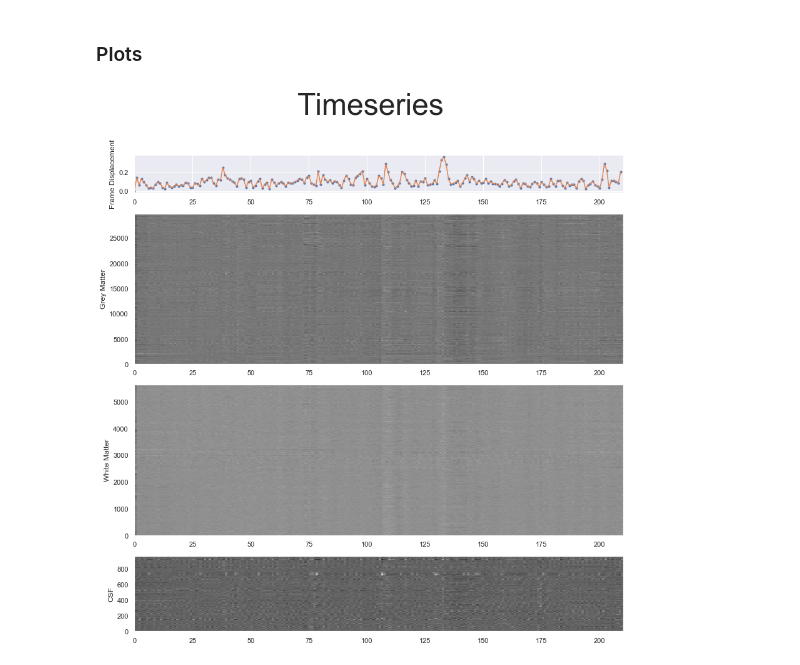
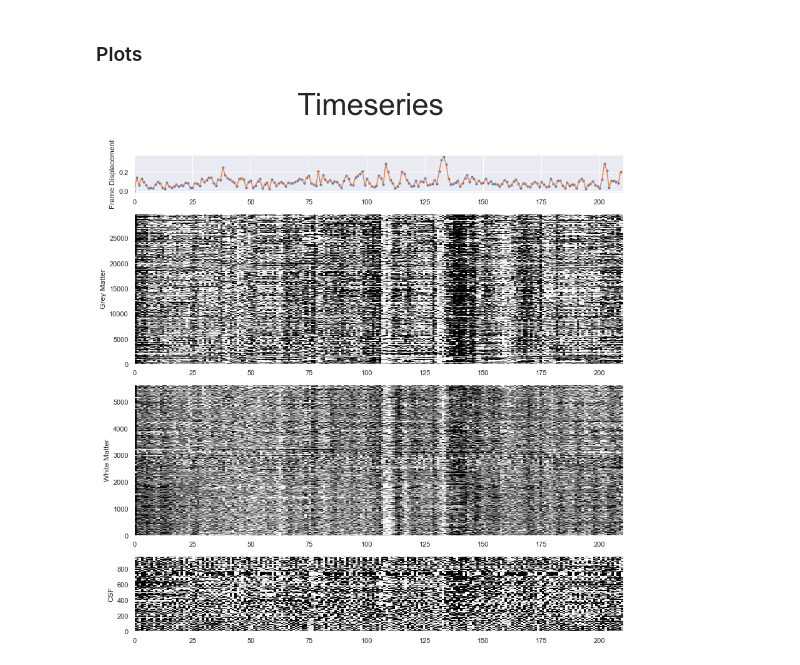
Before and after one commit to pstetz/psyc250, a Jupyter notebook: hw2/carpet_plot.ipynb, the cells around one changed output. Cells and saved outputs as stored; diff of their text form; code cells hidden in the pictures.

Commit message:
fix contrast on carpet plot

```diff
--- a/hw2/carpet_plot.ipynb
+++ b/hw2/carpet_plot.ipynb
@@ -44,23 +44,25 @@ fd  = [float(e.replace("\n", "")) for e in fd]
 # %%
 ### Setup
 num_voxels = reduce(lambda x, y: x*y, gm_data.shape)
 num_vols   = rs_data.shape[-1]
 new_shape  = (num_voxels, num_vols)
 fig, axarr = plt.subplots(4, 1, figsize=(14, 14), gridspec_kw={"height_ratios": [1, 4, 4, 2]})
 fig.suptitle("Timeseries", fontsize=48)
 
 ### Plot frame displacement timeseries
 axarr[0].plot(fd, ".")
 axarr[0].plot(fd)
 axarr[0].set_xlim([0, num_vols])
 axarr[0].set_ylabel("Frame Displacement")
 
 ### Plot GM, WM, CSF timeseries
 timeseries = zip([gm_data, wm_data, csf_data], ["Grey Matter", "White Matter", "CSF"])
 for i, (mask_data, label) in enumerate(timeseries):
     signal = get_signal(rs_data, mask_data, new_shape)
-    axarr[i+1].imshow(signal, extent=[0, num_vols, 0, signal.shape[0]], cmap="gist_gray", aspect="auto")
+    axarr[i+1].imshow(signal,
+                      extent=[0, num_vols, 0, signal.shape[0]],
+                      cmap="gist_gray", aspect="auto", vmin=-100, vmax=100)
     axarr[i+1].set_ylabel(f"{label}")
     axarr[i+1].grid(None);
 # %% [output]
-[figure, old version]
+[figure, new version]
```
